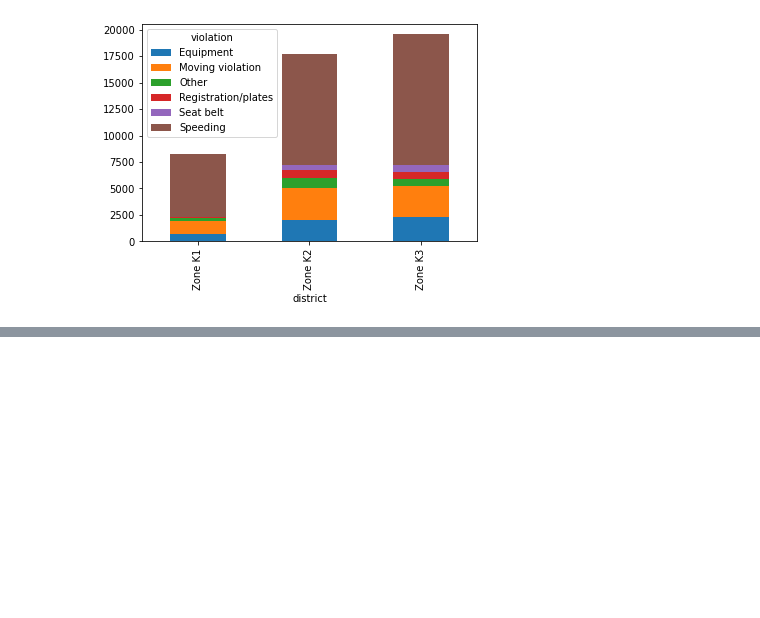
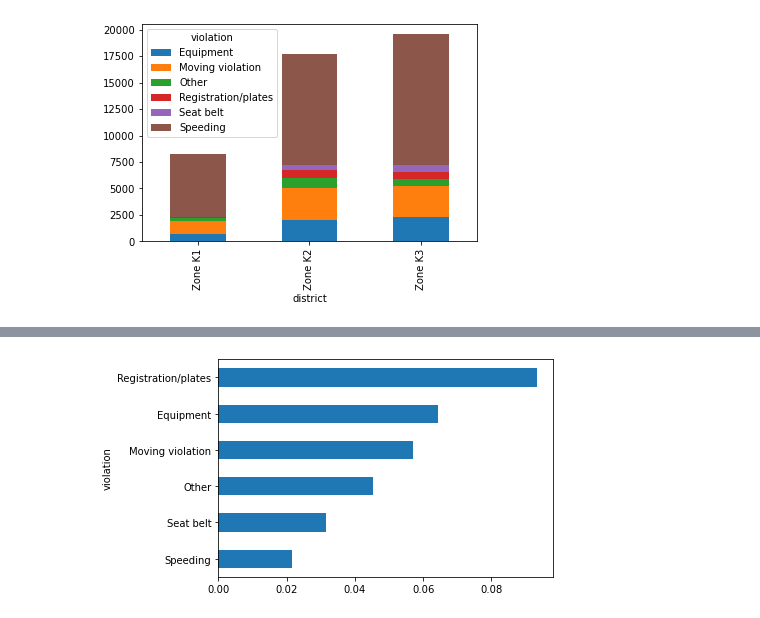
Before and after one commit to SketchQ/DataCamp_DataScience_Track, a Jupyter notebook: 17_Analyzing Police Activity with pandas/Chapter_3_ Visual Exploratory data analysis.ipynb, the cells around one changed output, grey strips where cells are left out. Saved outputs shown, nothing was run; the diff lists cells and outputs as text; code cells hidden in the pictures; blank space fills up the shorter version.

```diff
--- a/17_Analyzing Police Activity with pandas/Chapter_3_ Visual Exploratory data analysis.ipynb
+++ b/17_Analyzing Police Activity with pandas/Chapter_3_ Visual Exploratory data analysis.ipynb
@@ -492,0 +621,6 @@ plt.show()
+# %%
+search_rate.sort_values().plot(kind='barh')
+
+plt.show()
+# %% [output]
+[figure, added]
```
Also changed, not shown: parts of 25 cells of this notebook, 1 other file.
